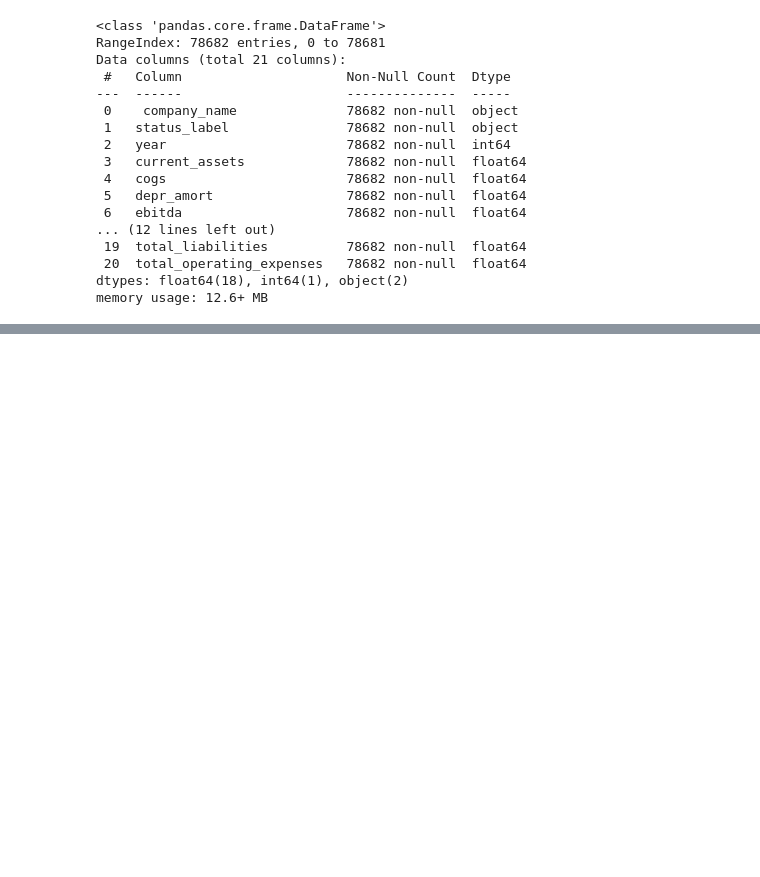
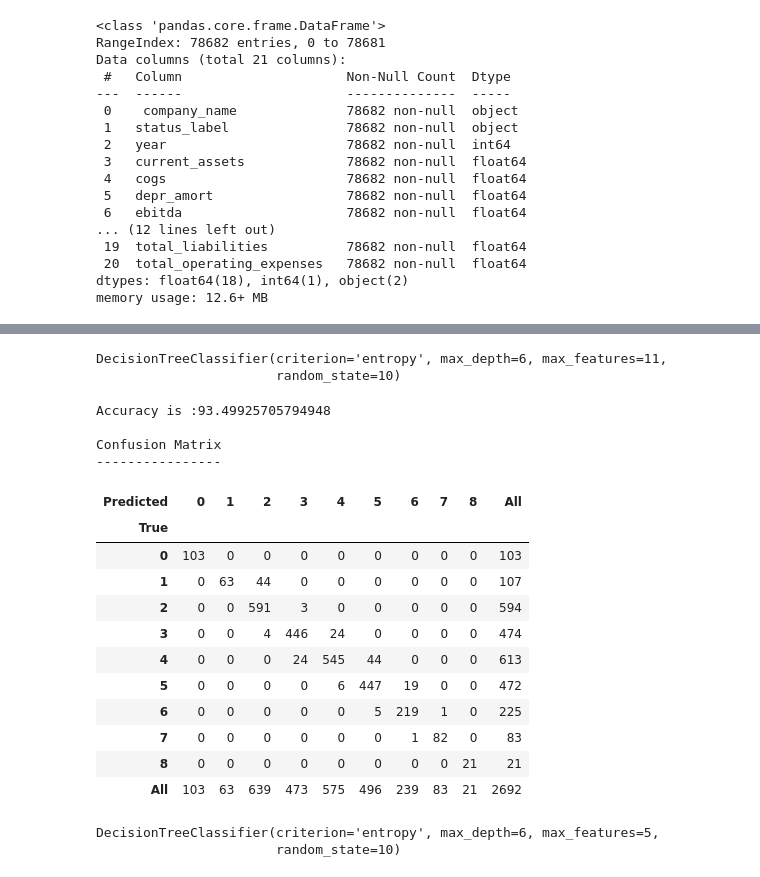
Before and after one commit to ScottHills-Deloitte/Group09_Feb06_Capstone, a Jupyter notebook: Untitled.ipynb, the cells around one changed output, grey strips where cells are left out. Cells and saved outputs as stored; diff of their text form; code cells hidden in the pictures; blank space fills up the shorter version.

```diff
--- a/Untitled.ipynb
+++ b/Untitled.ipynb
@@ -110,0 +154,3 @@ new
+# %%
+df_sub = df_company.drop(["company_name", "year"], axis =1)
+df_sub
@@ -110,0 +171,45 @@ new
+# %%
+y = df_sub['BUSINESS_HEALTH']
+X = df_sub.drop("BUSINESS_HEALTH", axis=1).select_dtypes("number")
+#X = df_sub[['EBIT/TOTAL_ASSETS', 'NET_SALES/TOTAL_ASSETS', 'WORKING_CAPITAL/TOTAL_ASSETS','CURRENT_ASSETS/CURRENT_LIABILITIES', 'NET_SALES-COGS']]
+#X = df_sub.drop(['EBIT/TOTAL_ASSETS', 'NET_SALES/TOTAL_ASSETS', 'WORKING_CAPITAL/TOTAL_ASSETS', 'NET_SALES-COGS'], axis =1)
+#X = df_sub.drop(['SOLVENCY_RATING', 'LIQUIDITY_RATING', 'PROFITABILITY_RATING'], axis =1)
+X_train, X_test, y_train, y_test = train_test_split(X, y, test_size = 0.3, random_state = 42)
+# %%
+classifier = DecisionTreeClassifier(criterion='entropy',max_features=11, max_depth=6, random_state=10)
+classifier.fit(X_train, y_train)
+# %% [output]
+DecisionTreeClassifier(criterion='entropy', max_depth=6, max_features=11,
+                       random_state=10)
+# %%
+y_pred = classifier.predict(X_test)
+# %%
+acc = accuracy_score(y_test,y_pred) * 100
+print('Accuracy is :{0}'.format(acc))
+
+# Check the AUC for predictions
+#false_positive_rate, true_positive_rate, thresholds = roc_curve(y_test, y_pred, pos_label='label')
+#roc_auc = auc(false_positive_rate, true_positive_rate)
+#print('\nAUC is :{0}'.format(round(roc_auc, 2)))
+
+# Create and print a confusion matrix
+print('\nConfusion Matrix')
+print('----------------')
+pd.crosstab(y_test, y_pred, rownames=['True'], colnames=['Predicted'], margins=True)
+# %% [output]
+Accuracy is :93.49925705794948
+
+Confusion Matrix
+----------------
+| Predicted | 0 | 1 | 2 | 3 | 4 | 5 | 6 | 7 | 8 | All |
+| True |  |  |  |  |  |  |  |  |  |  |
+| 0 | 103 | 0 | 0 | 0 | 0 | 0 | 0 | 0 | 0 | 103 |
+| 1 | 0 | 63 | 44 | 0 | 0 | 0 | 0 | 0 | 0 | 107 |
+| 2 | 0 | 0 | 591 | 3 | 0 | 0 | 0 | 0 | 0 | 594 |
+| 3 | 0 | 0 | 4 | 446 | 24 | 0 | 0 | 0 | 0 | 474 |
+| 4 | 0 | 0 | 0 | 24 | 545 | 44 | 0 | 0 | 0 | 613 |
+| 5 | 0 | 0 | 0 | 0 | 6 | 447 | 19 | 0 | 0 | 472 |
+| 6 | 0 | 0 | 0 | 0 | 0 | 5 | 219 | 1 | 0 | 225 |
+| 7 | 0 | 0 | 0 | 0 | 0 | 0 | 1 | 82 | 0 | 83 |
+| 8 | 0 | 0 | 0 | 0 | 0 | 0 | 0 | 0 | 21 | 21 |
+| All | 103 | 63 | 639 | 473 | 575 | 496 | 239 | 83 | 21 | 2692 |
@@ -110,0 +220,6 @@ new
+# %%
+dt = DecisionTreeClassifier(criterion='entropy',max_features=5, max_depth=6, random_state=10)
+dt.fit(X1_train, y1_train)
+# %% [output]
+DecisionTreeClassifier(criterion='entropy', max_depth=6, max_features=5,
+                       random_state=10)
```
Also changed, not shown: parts of 30 cells of this notebook.
